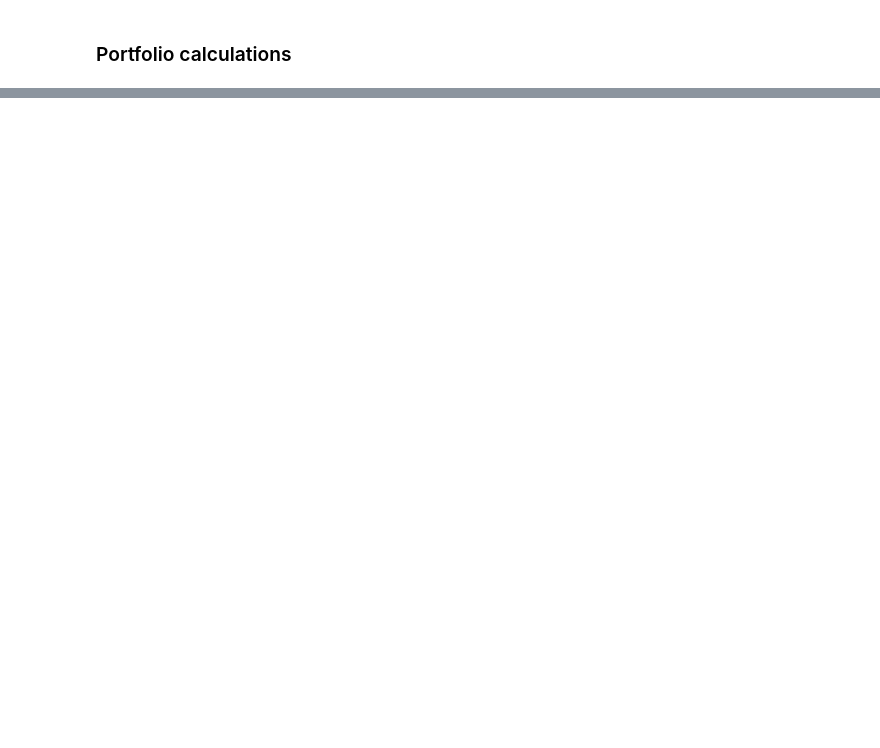
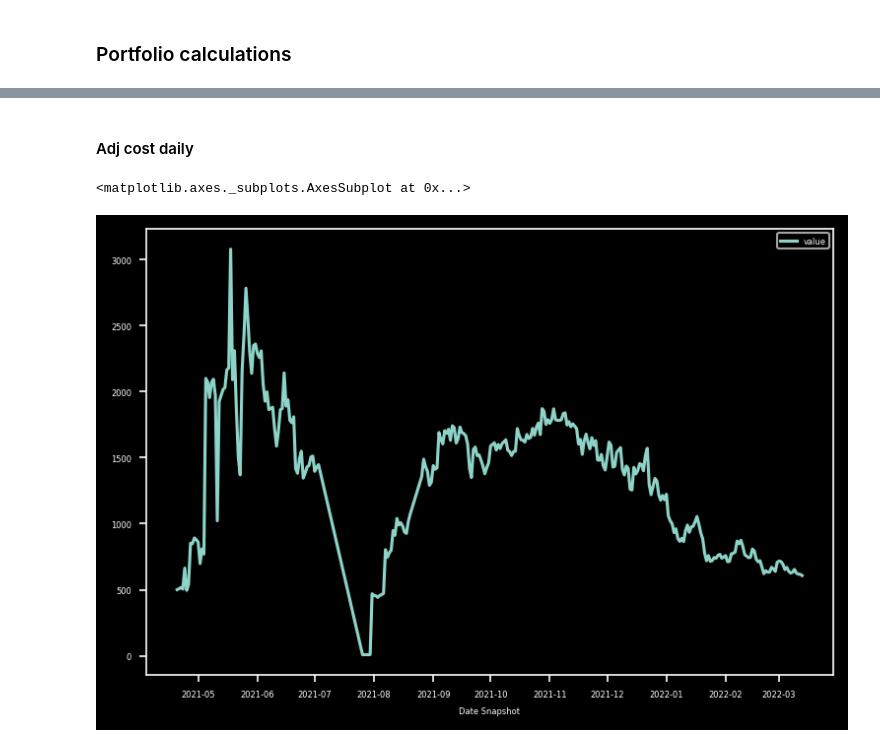
Before and after one commit to giocaizzi/surfingcrypto, a Jupyter notebook: notebooks/portfolio.ipynb, the cells around one changed output, grey strips where cells are left out. Cells and saved outputs as stored; diff of their text form; code cells hidden in the pictures; blank space fills up the shorter version.

```diff
--- a/notebooks/portfolio.ipynb
+++ b/notebooks/portfolio.ipynb
@@ -165,0 +141,3 @@ p.coinbase.history.df[
+# %%
+combined_df = t.per_day_portfolio_calcs(benchmark,)
+combined_df.head()
@@ -165,0 +154,12 @@ p.coinbase.history.df[
+# %% [markdown]
+#### Adj cost daily
+# %%
+f, ax = plt.subplots(dpi=150)
+t.daily_grouped_metrics(combined_df,
+    ["Adj cost daily"]
+    ).plot(
+        x="Date Snapshot", ax=ax
+        )
+# %% [output]
+<matplotlib.axes._subplots.AxesSubplot at 0x...>
+[figure, added]
```
Also changed, not shown: parts of 26 cells of this notebook, 3 other files.
